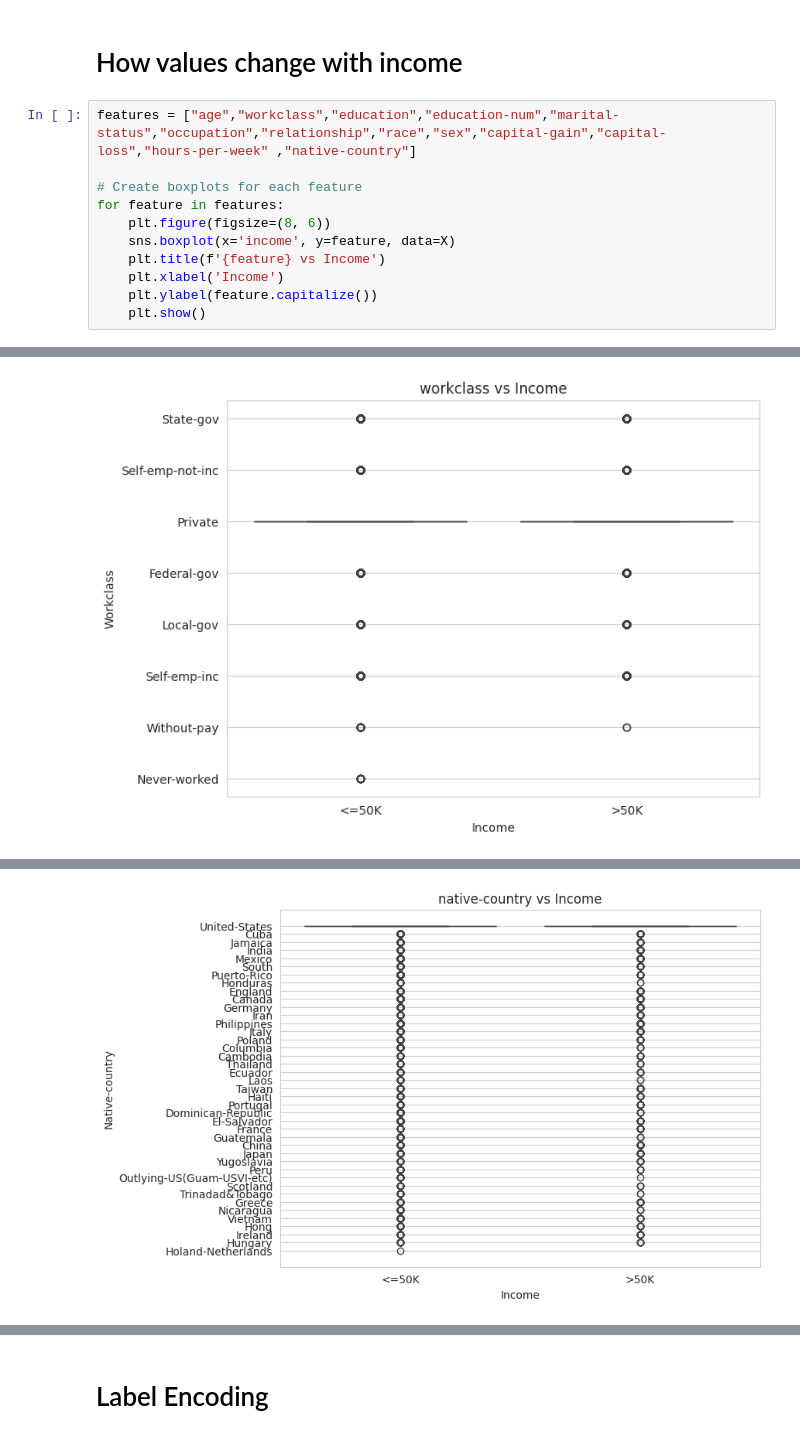
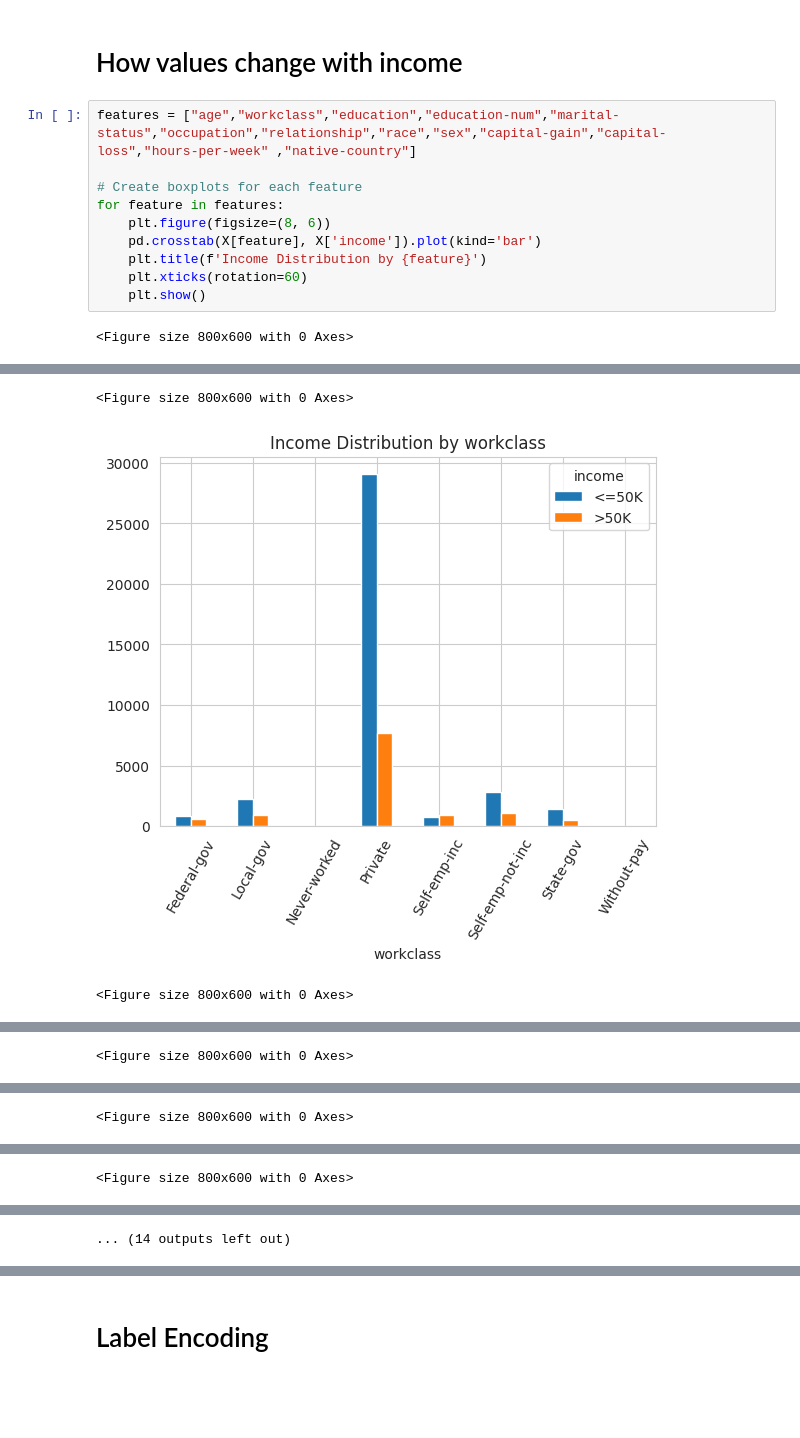
Before and after one commit to thenukii/ML-CW, a Jupyter notebook: DataPreProcessing.ipynb, the cells around one changed output, grey strips where cells are left out. Drawn from its saved outputs; the diff is of its cells as text; blank space fills up the shorter version.

```diff
--- a/DataPreProcessing.ipynb
+++ b/DataPreProcessing.ipynb
@@ -255,9 +255,9 @@ features = ["age","workclass","education","education-num","marital-status","occu
 # Create boxplots for each feature
 for feature in features:
     plt.figure(figsize=(8, 6))
-    sns.boxplot(x='income', y=feature, data=X)
-    plt.title(f'{feature} vs Income')
-    plt.xlabel('Income')
-    plt.ylabel(feature.capitalize())
+    pd.crosstab(X[feature], X['income']).plot(kind='bar')
+    plt.title(f'Income Distribution by {feature}')
+    plt.xticks(rotation=60)
     plt.show()
 # %% [output]
+<Figure size 800x600 with 0 Axes>
@@ -265 +265,3 @@ for feature in features:
+<Figure size 800x600 with 0 Axes>
-[figure, old version]
+[figure, new version]
+<Figure size 800x600 with 0 Axes>
@@ -266,0 +269 @@ for feature in features:
+<Figure size 800x600 with 0 Axes>
@@ -267,0 +271 @@ for feature in features:
+<Figure size 800x600 with 0 Axes>
@@ -268,0 +273 @@ for feature in features:
+<Figure size 800x600 with 0 Axes>
@@ -276,4 +275,4 @@ for feature in features:
-[figure, removed]
+... (14 outputs left out)
 # %%
 pd.crosstab(X['age'], X['income']).plot(kind='bar')
 plt.title('Income Distribution by Workclass')
```
Also changed, not shown: parts of 11 cells of this notebook.
